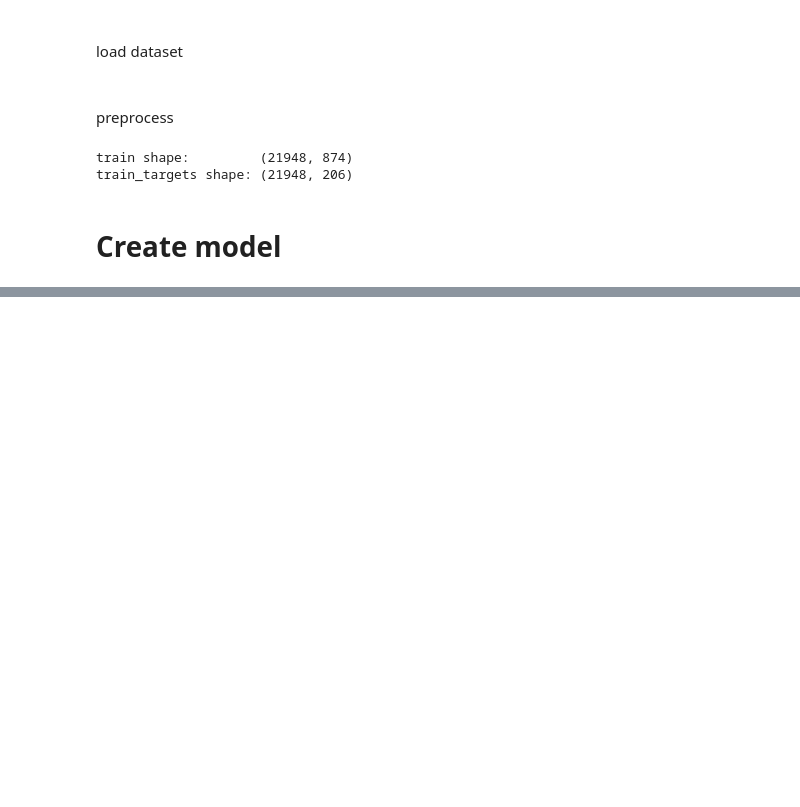
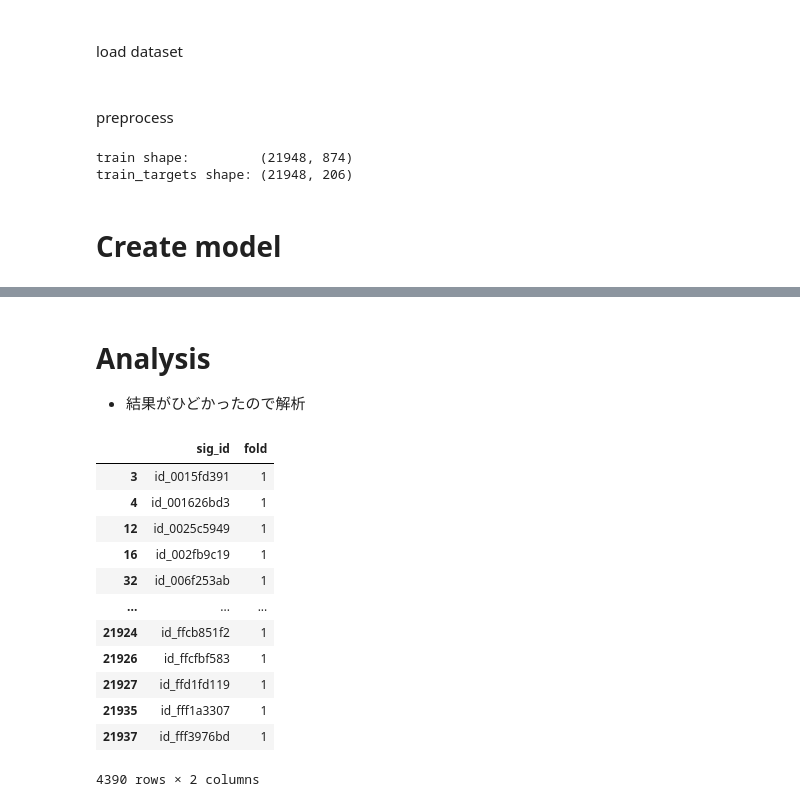
Before and after one commit to fkubota/kaggle-Mechanisms-of-Action-MoA-Prediction, a Jupyter notebook: nb/005_create_model_mlp.ipynb, the cells around one changed output, grey strips where cells are left out. Saved outputs shown, nothing was run; the diff lists cells and outputs as text; code cells hidden in the pictures; blank space fills up the shorter version.

```diff
--- a/nb/005_create_model_mlp.ipynb
+++ b/nb/005_create_model_mlp.ipynb
@@ -544,0 +542,20 @@ Wall time: 3min 53s
+# %% [markdown]
+# Analysis
+- 結果がひどかったので解析
+# %%
+mask = df_fold['fold'].values == 1
+df_fold[mask]
+# %% [output]
+|  | sig_id | fold |
+| 3 | id_0015fd391 | 1 |
+| 4 | id_001626bd3 | 1 |
+| 12 | id_0025c5949 | 1 |
+| 16 | id_002fb9c19 | 1 |
+| 32 | id_006f253ab | 1 |
+| ... | ... | ... |
+| 21924 | id_ffcb851f2 | 1 |
+| 21926 | id_ffcfbf583 | 1 |
+| 21927 | id_ffd1fd119 | 1 |
+| 21935 | id_fff1a3307 | 1 |
+| 21937 | id_fff3976bd | 1 |
+4390 rows × 2 columns
```
Also changed, not shown: parts of 5 cells of this notebook.
